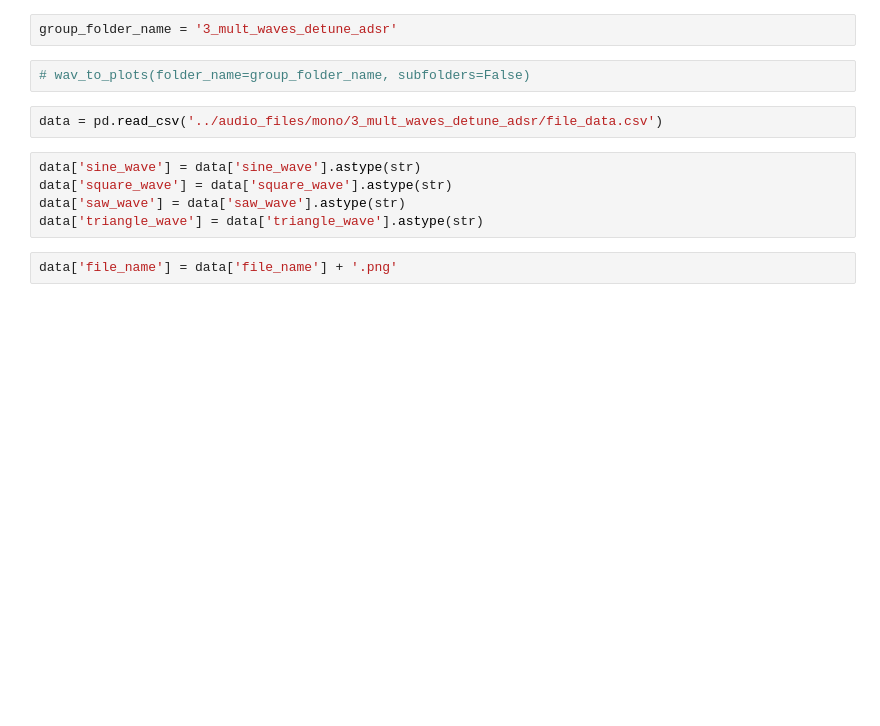
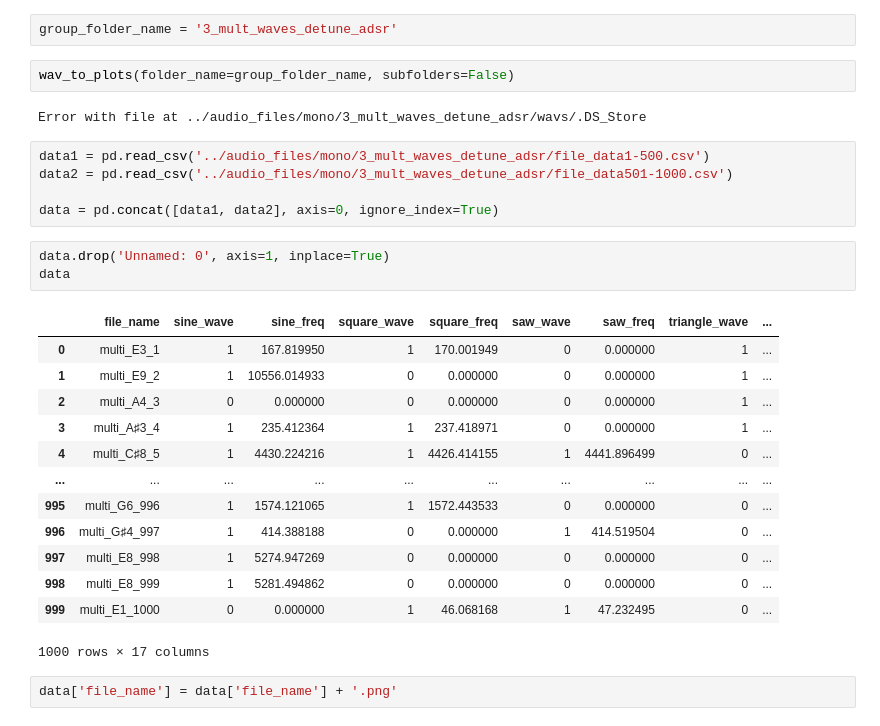
Before and after one commit to kalebts/synth-param-estimator, a Jupyter notebook: code/cnn.ipynb, the cells around one changed output. Saved outputs shown, nothing was run; the diff lists cells and outputs as text; blank space fills up the shorter version.

```diff
--- a/code/cnn.ipynb
+++ b/code/cnn.ipynb
@@ -1013,14 +837,31 @@ plt.legend(['mean_absolute_error', 'val_mean_absolute_error'])
 # %%
 group_folder_name = '3_mult_waves_detune_adsr'
 # %%
-# wav_to_plots(folder_name=group_folder_name, subfolders=False)
+wav_to_plots(folder_name=group_folder_name, subfolders=False)
+# %% [output]
+Error with file at ../audio_files/mono/3_mult_waves_detune_adsr/wavs/.DS_Store
-# %%
-data = pd.read_csv('../audio_files/mono/3_mult_waves_detune_adsr/file_data.csv')
-# %%
-data['sine_wave'] = data['sine_wave'].astype(str)
-data['square_wave'] = data['square_wave'].astype(str)
-data['saw_wave'] = data['saw_wave'].astype(str)
-data['triangle_wave'] = data['triangle_wave'].astype(str)
+# %%
+data1 = pd.read_csv('../audio_files/mono/3_mult_waves_detune_adsr/file_data1-500.csv')
+data2 = pd.read_csv('../audio_files/mono/3_mult_waves_detune_adsr/file_data501-1000.csv')
+
+data = pd.concat([data1, data2], axis=0, ignore_index=True)
+# %%
+data.drop('Unnamed: 0', axis=1, inplace=True)
+data
+# %% [output]
+|  | file_name | sine_wave | sine_freq | square_wave | square_freq | saw_wave | saw_freq | triangle_wave | ... |
+| 0 | multi_E3_1 | 1 | 167.819950 | 1 | 170.001949 | 0 | 0.000000 | 1 | ... |
+| 1 | multi_E9_2 | 1 | 10556.014933 | 0 | 0.000000 | 0 | 0.000000 | 1 | ... |
+| 2 | multi_A4_3 | 0 | 0.000000 | 0 | 0.000000 | 0 | 0.000000 | 1 | ... |
+| 3 | multi_A♯3_4 | 1 | 235.412364 | 1 | 237.418971 | 0 | 0.000000 | 1 | ... |
+| 4 | multi_C♯8_5 | 1 | 4430.224216 | 1 | 4426.414155 | 1 | 4441.896499 | 0 | ... |
+| ... | ... | ... | ... | ... | ... | ... | ... | ... | ... |
+| 995 | multi_G6_996 | 1 | 1574.121065 | 1 | 1572.443533 | 0 | 0.000000 | 0 | ... |
+| 996 | multi_G♯4_997 | 1 | 414.388188 | 0 | 0.000000 | 1 | 414.519504 | 0 | ... |
+| 997 | multi_E8_998 | 1 | 5274.947269 | 0 | 0.000000 | 0 | 0.000000 | 0 | ... |
+| 998 | multi_E8_999 | 1 | 5281.494862 | 0 | 0.000000 | 0 | 0.000000 | 0 | ... |
+| 999 | multi_E1_1000 | 0 | 0.000000 | 1 | 46.068168 | 1 | 47.232495 | 0 | ... |
+1000 rows × 17 columns
 # %%
 data['file_name'] = data['file_name'] + '.png'
 # %%
```
Also changed, not shown: parts of 28 cells of this notebook, 22 other files.
